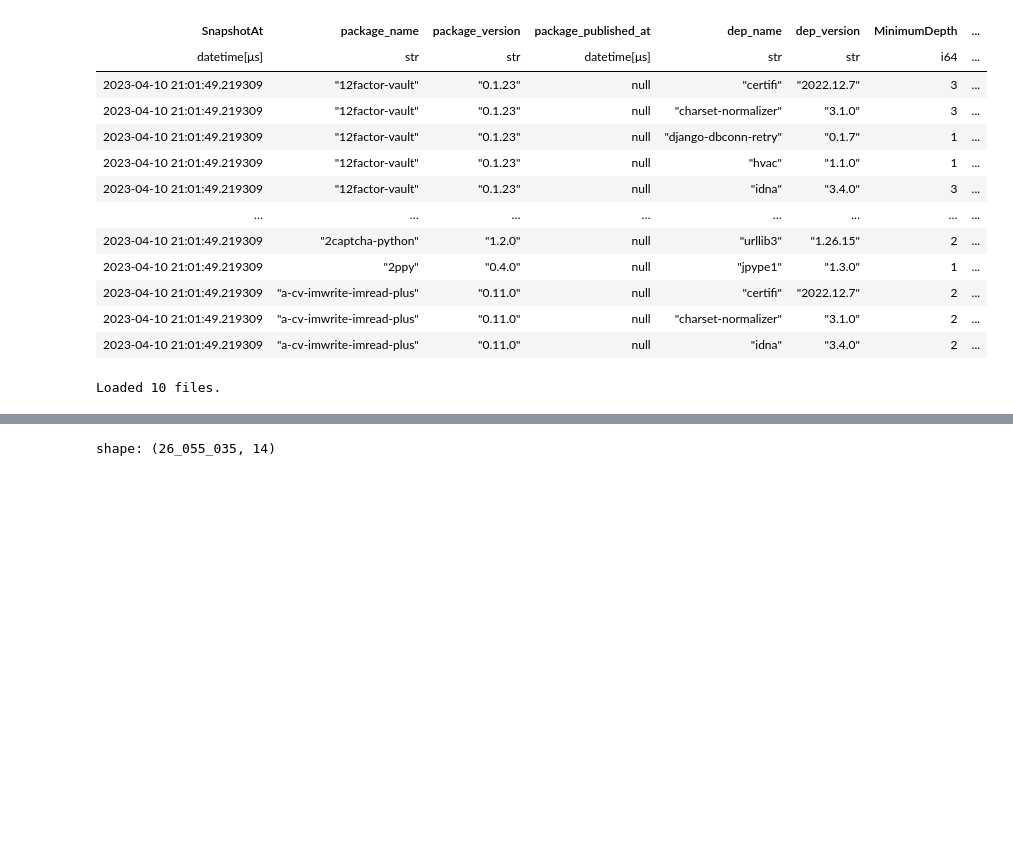
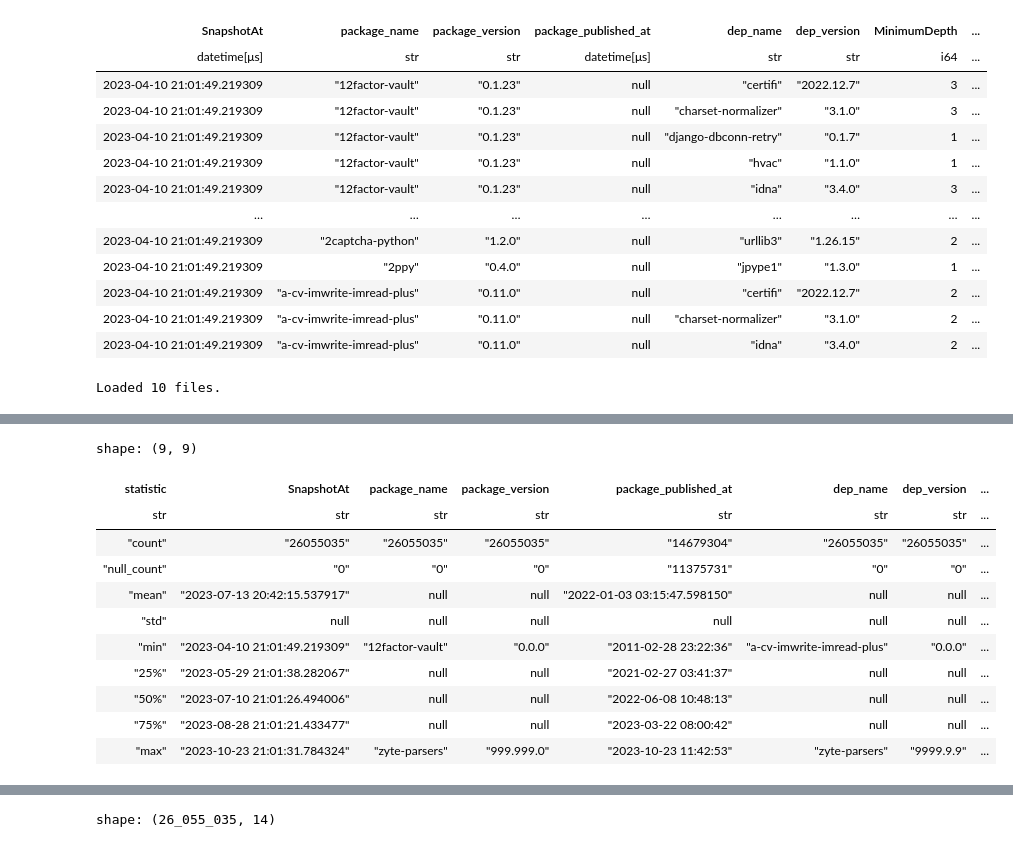
Before and after one commit to shcherbin/mads-siads-699-winter-2026-capstone, a Jupyter notebook: sql/exploration/mttu_explore.ipynb, the cells around one changed output, grey strips where cells are left out. Drawn from its saved outputs; the diff is of its cells as text; code cells hidden in the pictures; blank space fills up the shorter version.

```diff
--- a/notebooks/data-exploration.ipynb
+++ b/sql/exploration/mttu_explore.ipynb
@@ -54,0 +108,15 @@ shape: (5, 7)
+# %%
+df_deps.describe()
+# %% [output]
+shape: (9, 9)
+| statistic | SnapshotAt | package_name | package_version | package_published_at | dep_name | dep_version | ... |
+| str | str | str | str | str | str | str | ... |
+| "count" | "26055035" | "26055035" | "26055035" | "14679304" | "26055035" | "26055035" | ... |
+| "null_count" | "0" | "0" | "0" | "11375731" | "0" | "0" | ... |
+| "mean" | "2023-07-13 20:42:15.537917" | null | null | "2022-01-03 03:15:47.598150" | null | null | ... |
+| "std" | null | null | null | null | null | null | ... |
+| "min" | "2023-04-10 21:01:49.219309" | "12factor-vault" | "0.0.0" | "2011-02-28 23:22:36" | "a-cv-imwrite-imread-plus" | "0.0.0" | ... |
+| "25%" | "2023-05-29 21:01:38.282067" | null | null | "2021-02-27 03:41:37" | null | null | ... |
+| "50%" | "2023-07-10 21:01:26.494006" | null | null | "2022-06-08 10:48:13" | null | null | ... |
+| "75%" | "2023-08-28 21:01:21.433477" | null | null | "2023-03-22 08:00:42" | null | null | ... |
+| "max" | "2023-10-23 21:01:31.784324" | "zyte-parsers" | "999.999.0" | "2023-10-23 11:42:53" | "zyte-parsers" | "9999.9.9" | ... |
```
Also changed, not shown: parts of 5 cells of this notebook.
